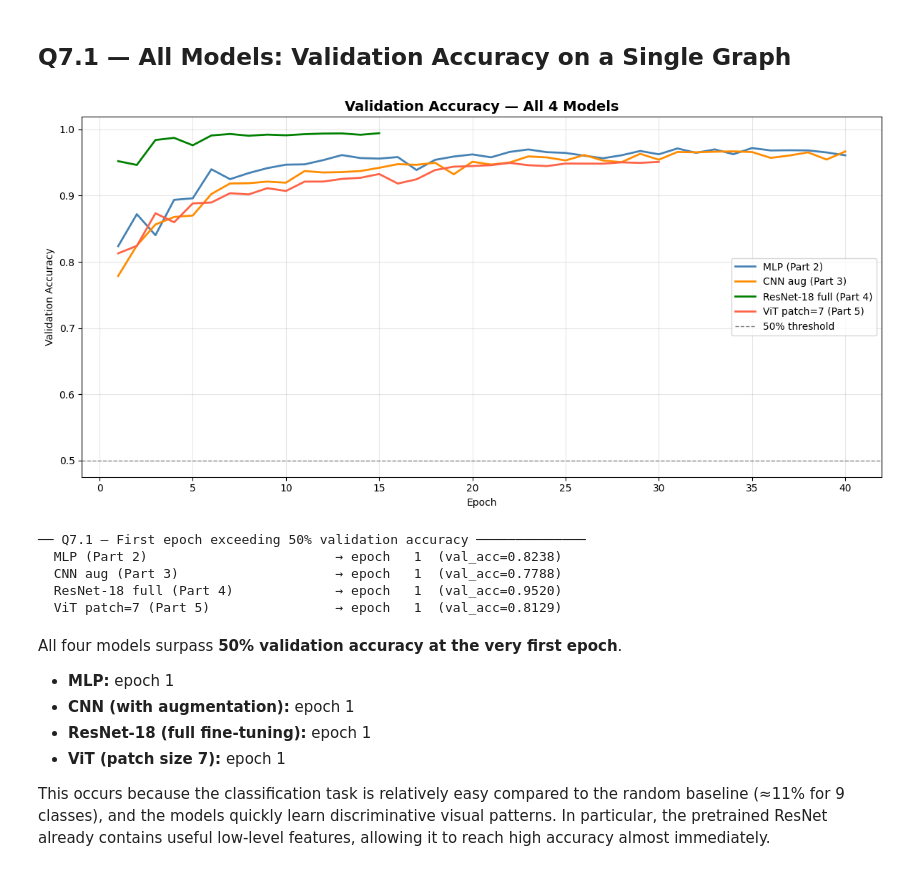
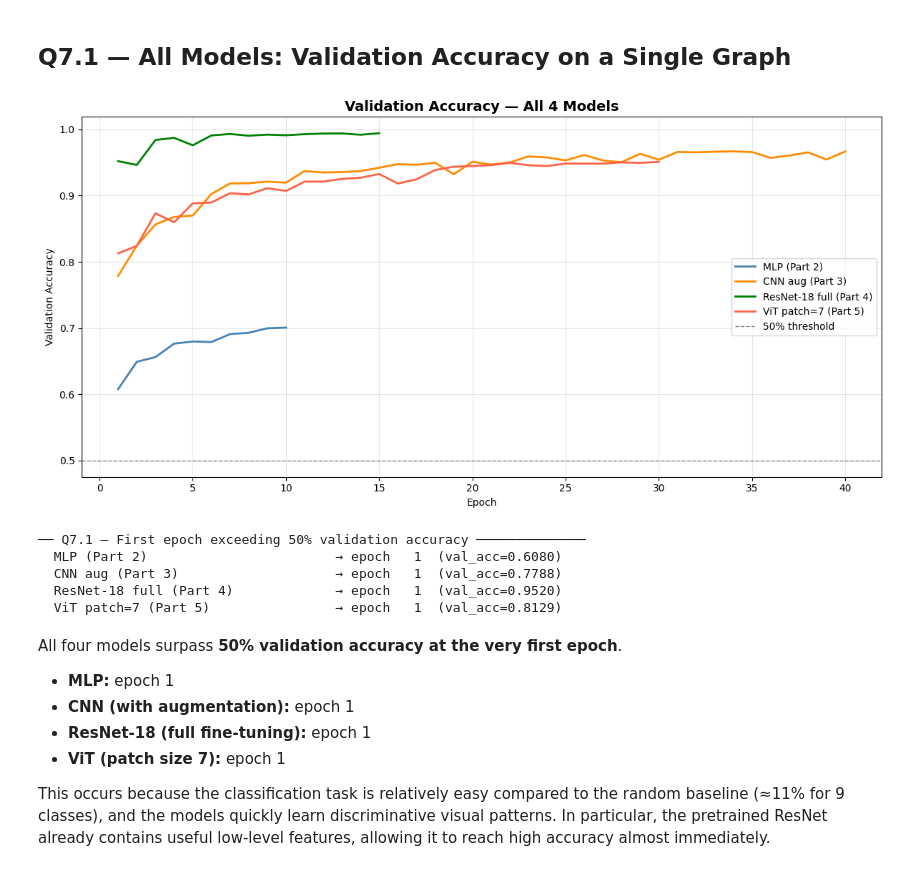
Before and after one commit to Haylize/DL--COLORECTAL-CANCER-TISSUE-CLASSIFICATION, a Jupyter notebook: Colorectal_Cancer_Tissue_Classification.ipynb, the cells around one changed output. Drawn from its saved outputs; the diff is of its cells as text; code cells hidden in the pictures.

```diff
--- a/Colorectal_Cancer_Tissue_Classification.ipynb
+++ b/Colorectal_Cancer_Tissue_Classification.ipynb
@@ -556,7 +556,7 @@ criterion = nn.CrossEntropyLoss()
 # Optimizer
 optimizer = optim.Adam(model.parameters(), lr=0.001)
 # %%
-EPOCHS = 20  # Number of epochs for MLP
+EPOCHS = 10  # Number of epochs for MLP
 # %% [markdown]
 **If MLP model checkpoint already exists :**
 # %%
@@ -3072,44 +3146,44 @@ curves = {
 
 # For Q7.1 we only need the 4 main models
 main_curves = {
-    'MLP (Part 2)'              : val_accs,
+    'MLP (Part 2)'              : val_accs_mlp,
     'CNN aug (Part 3)'          : val_accs_aug,
     'ResNet-18 full (Part 4)'   : val_accs_full,
     'ViT patch=7 (Part 5)'      : val_accs_p7,
 }
 colors = ['steelblue', 'darkorange', 'green', 'tomato']
 
 fig, ax = plt.subplots(figsize=(12, 6))
 
 for (label, curve), color in zip(main_curves.items(), colors):
     epochs_r = range(1, len(curve) + 1)
     ax.plot(epochs_r, curve, label=label, color=color, linewidth=2)
 
 ax.axhline(y=0.5, color='grey', linestyle='--', linewidth=1, label='50% threshold')
 
 ax.set_title('Validation Accuracy — All 4 Models', fontsize=14, fontweight='bold')
 ax.set_xlabel('Epoch')
 ax.set_ylabel('Validation Accuracy')
 ax.legend()
 ax.grid(alpha=0.3)
 plt.tight_layout()
 plt.show()
 
-# ── Report first epoch > 50% for each model ──────────────────────────────
+# Report first epoch > 50% for each model
 print('── Q7.1 — First epoch exceeding 50% validation accuracy ──────────────')
 for label, curve in main_curves.items():
     found = False
     for ep, acc in enumerate(curve, start=1):
         if acc > 0.50:
             print(f'  {label:<35} → epoch {ep:>3}  (val_acc={acc:.4f})')
             found = True
             break
     if not found:
         print(f'  {label:<35} → never exceeded 50%')
 # %% [output]
-[figure, old version]
+[figure, new version]
 ── Q7.1 — First epoch exceeding 50% validation accuracy ──────────────
-  MLP (Part 2)                        → epoch   1  (val_acc=0.8238)
+  MLP (Part 2)                        → epoch   1  (val_acc=0.6080)
   CNN aug (Part 3)                    → epoch   1  (val_acc=0.7788)
   ResNet-18 full (Part 4)             → epoch   1  (val_acc=0.9520)
   ViT patch=7 (Part 5)                → epoch   1  (val_acc=0.8129)
```
Also changed, not shown: parts of 14 cells of this notebook.
